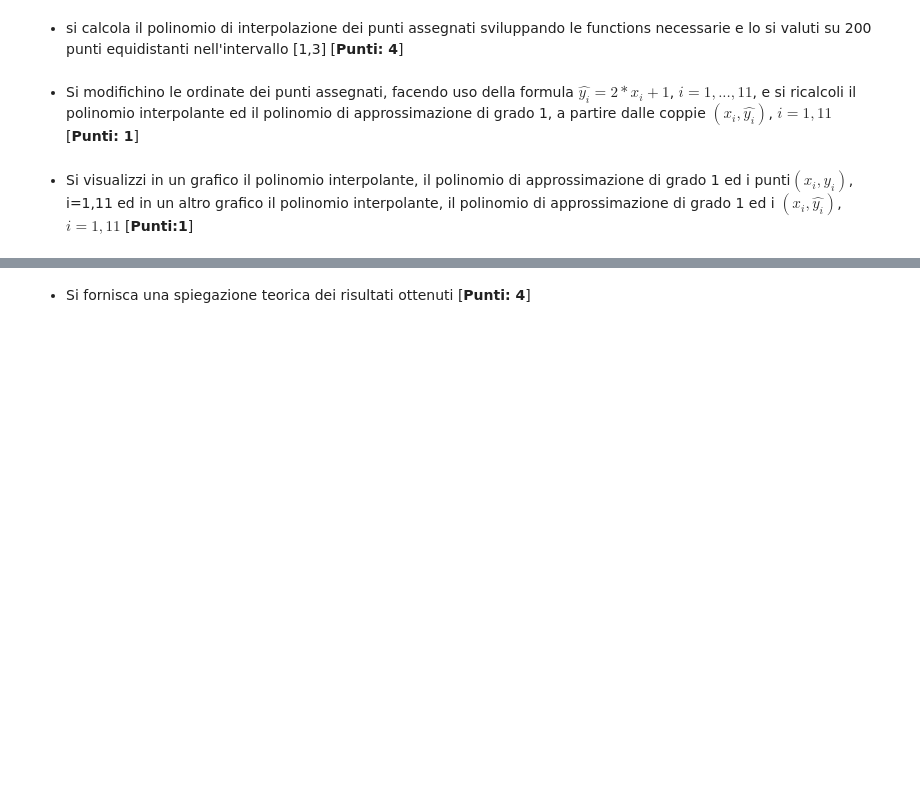
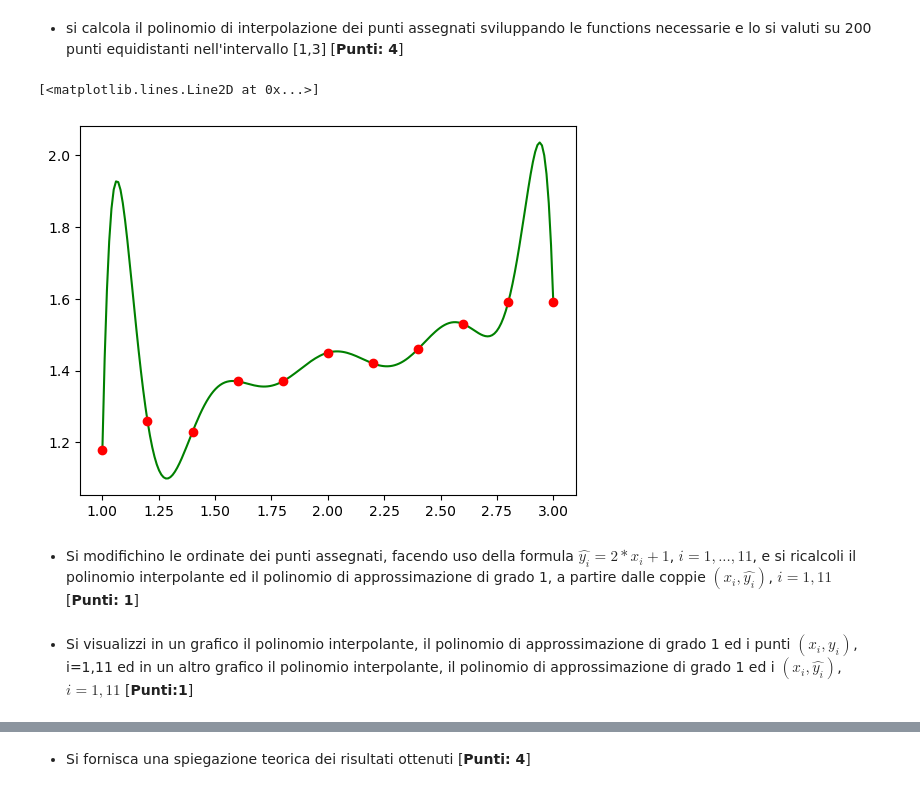
Before and after one commit to LisaVandi/Metodi, a Jupyter notebook: simulazione_1/Simulazione_Esame_I.ipynb, the cells around one changed output, grey strips where cells are left out. Cells and saved outputs as stored; diff of their text form; code cells hidden in the pictures; blank space fills up the shorter version.

```diff
--- a/simulazione_1/Simulazione_Esame_I.ipynb
+++ b/simulazione_1/Simulazione_Esame_I.ipynb
@@ -212,4 +248,36 @@ Scrivere lo script python in cui:
 # %% [markdown]
 - si calcola il polinomio di interpolazione dei punti assegnati sviluppando le functions necessarie e lo si valuti su 200 punti equidistanti nell'intervallo [1,3]  [**Punti: 4**]
+# %%
+# Funzioni per l'interpolazione polinomiale
+def plagr(xnodi,j):
+    xzeri=np.zeros_like(xnodi)
+    n=xnodi.size
+    if j==0:
+       xzeri=xnodi[1:n]
+    else:
+       xzeri=np.append(xnodi[0:j], xnodi[j+1:n])
+
+    num = np.poly(xzeri)
+    den = np.polyval(num, xnodi[j])
+    p=num/den
+
+    return p
+# %%
+def InterpL(x, y, xx):
+     n=x.size
+     m=xx.size
+     L=np.zeros((m,n))
+     for j in range(n):
+        p = plagr(x, j)
+        L[:,j] = np.polyval(p, xx)
+
+     return L@y
+# %%
+vet_interpl = InterpL(x, y, xx)
+plt.plot(xx,vet_interpl,'-g')
+plt.plot(x,y,'ro')
+# %% [output]
+[<matplotlib.lines.Line2D at 0x...>]
+[figure, added]
 # %% [markdown]
 - Si modifichino le ordinate dei punti assegnati, facendo uso della formula   $\hat{y_i}=2*x_i+1$, $i=1,...,11$, e si ricalcoli il polinomio interpolante ed il polinomio di approssimazione di grado 1, a partire dalle coppie $(x_i,\hat{y_i})$, $i=1,11$   [**Punti: 1**]
@@ -216,2 +287,2 @@ Scrivere lo script python in cui:
 # %% [markdown]
-- Si visualizzi in un grafico il polinomio interpolante, il polinomio di approssimazione di grado 1 ed i punti$(x_i,y_i)$, i=1,11 ed in un altro grafico il polinomio interpolante, il polinomio di approssimazione di grado 1 ed i $(x_i,\hat{y_i})$, $i=1,11$  [**Punti:1**]
+- Si visualizzi in un grafico il polinomio interpolante, il polinomio di approssimazione di grado 1 ed i punti $(x_i,y_i)$, i=1,11 ed in un altro grafico il polinomio interpolante, il polinomio di approssimazione di grado 1 ed i $(x_i,\hat{y_i})$, $i=1,11$  [**Punti:1**]
```
Also changed, not shown: parts of 7 cells of this notebook, 5 other files.
